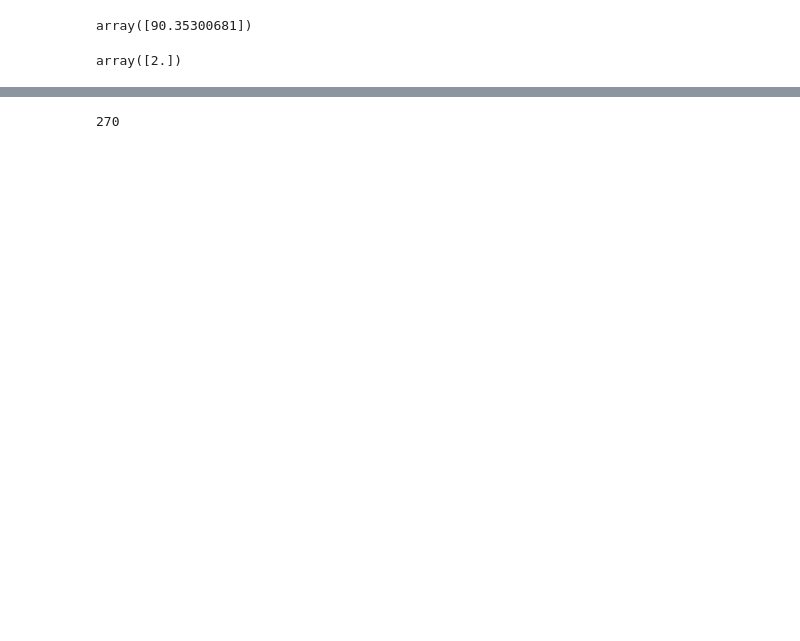
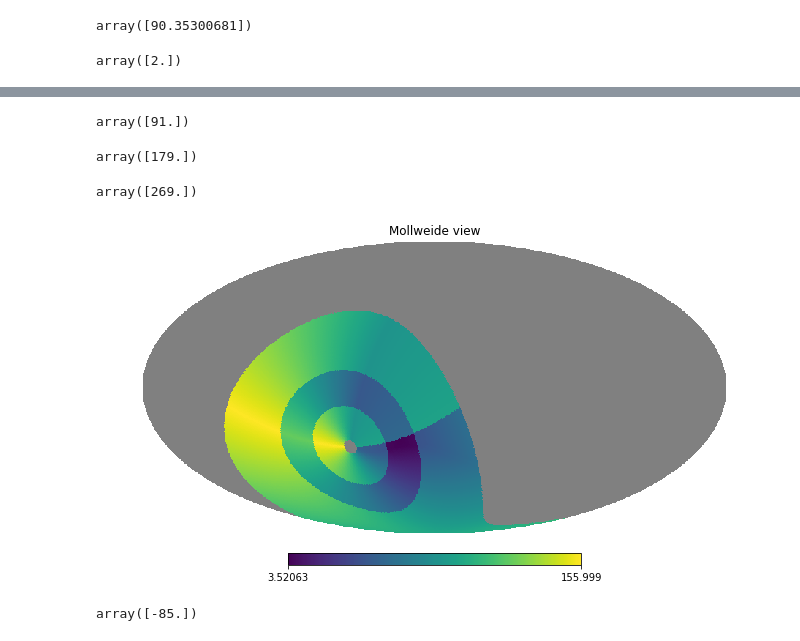
Before and after one commit to yoachim/20_Scratch, a Jupyter notebook: new_kinem/try_new_telescope_model.ipynb, the cells around one changed output, grey strips where cells are left out. Cells and saved outputs as stored; diff of their text form; code cells hidden in the pictures; blank space fills up the shorter version.

```diff
--- a/new_kinem/try_new_telescope_model.ipynb
+++ b/new_kinem/try_new_telescope_model.ipynb
@@ -68,0 +64,7 @@ def _getRotTelPos(paRad, rotSkyRad):
+# %%
+st = km.slew_times(0,0,mjd, rotTelPos=np.array([0.]),
+                   alt_rad=np.radians([60.]), az_rad=np.radians([91.]),
+                   update_tracking=True)
+np.degrees(km.cumulative_azimuth_rad)
+# %% [output]
+array([91.])
@@ -68,0 +75,4 @@ def _getRotTelPos(paRad, rotSkyRad):
+# %%
+np.degrees(km.cumulative_azimuth_rad)
+# %% [output]
+array([179.])
@@ -69,4 +83,12 @@ def _getRotTelPos(paRad, rotSkyRad):
+# %%
+np.degrees(km.cumulative_azimuth_rad)
+# %% [output]
+array([269.])
+# %%
+st = km.slew_times(ra, dec, mjd)
+hp.mollview(st)
+# %% [output]
+[figure, added]
 # %%
--90 % 360
 # %% [output]
-270
+array([-85.])
```
Also changed, not shown: parts of 18 cells of this notebook.
